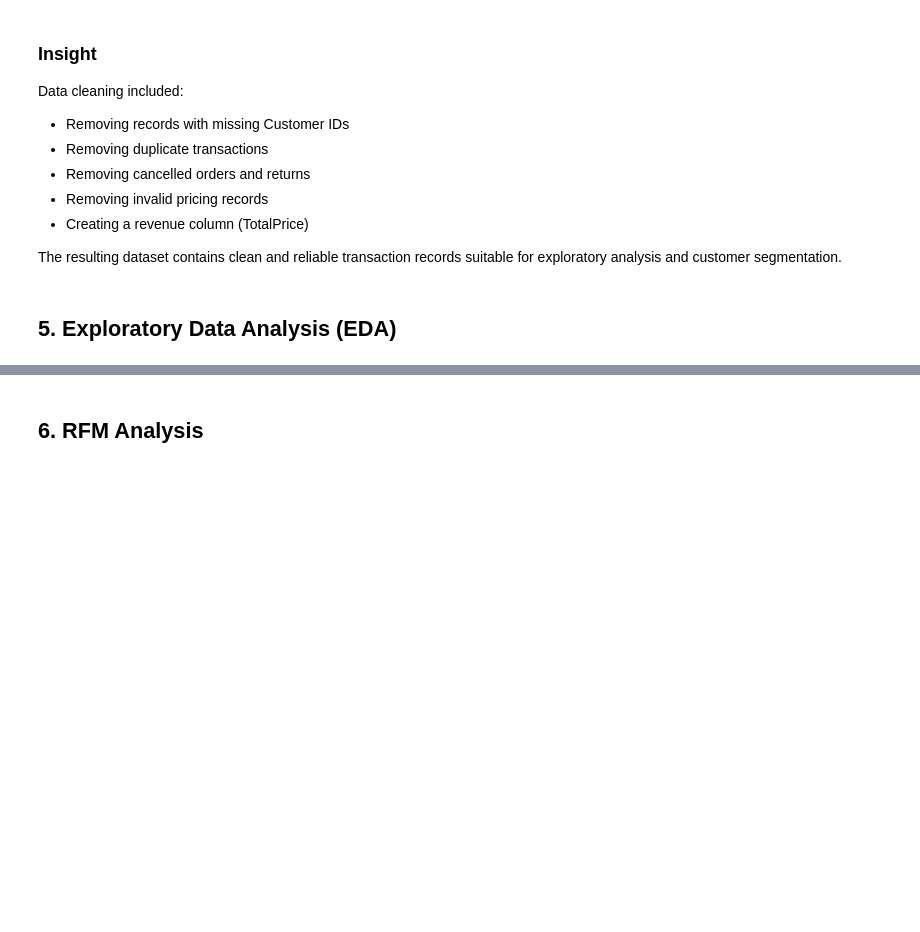
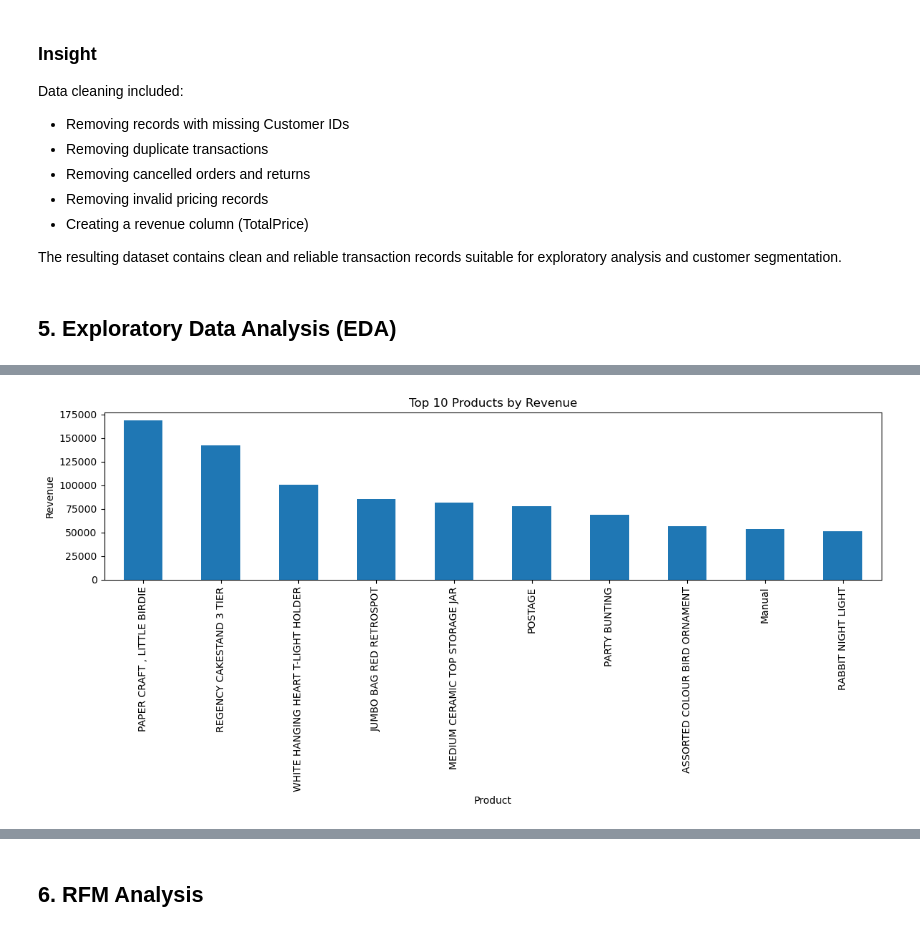
Before and after one commit to Harshpoonia/data-analytics-projects, a Jupyter notebook: Customer-Segmentation-RFM-Analysis/notebooks/Analysis.ipynb, the cells around one changed output, grey strips where cells are left out. Drawn from its saved outputs; the diff is of its cells as text; code cells hidden in the pictures; blank space fills up the shorter version.

```diff
--- a/Customer-Segmentation-RFM-Analysis/notebooks/Analysis.ipynb
+++ b/Customer-Segmentation-RFM-Analysis/notebooks/Analysis.ipynb
@@ -480,0 +542,10 @@ The resulting dataset contains clean and reliable transaction records suitable f
+# %%
+# Calculate revenue by product
+product_revenue = (
+    df.groupby('Description')['TotalPrice']
+      .sum()
+      .sort_values(ascending=False)
+)
+
+# Display top 10 products
+product_revenue.head(10)
@@ -480,0 +565,22 @@ The resulting dataset contains clean and reliable transaction records suitable f
+# %%
+#Visualization
+# Top 10 products by revenue
+top_10_products = product_revenue.head(10)
+
+plt.figure(figsize=(12,6))
+
+top_10_products.plot(kind='bar')
+
+plt.title('Top 10 Products by Revenue')
+plt.xlabel('Product')
+plt.ylabel('Revenue')
+
+plt.xticks(rotation=90)
+
+plt.tight_layout()
+
+plt.savefig('../images/top_10_products_revenue.png', bbox_inches='tight')
+
+plt.show()
+# %% [output]
+[figure, added]
```
Also changed, not shown: parts of 25 cells of this notebook, 6 other files.
